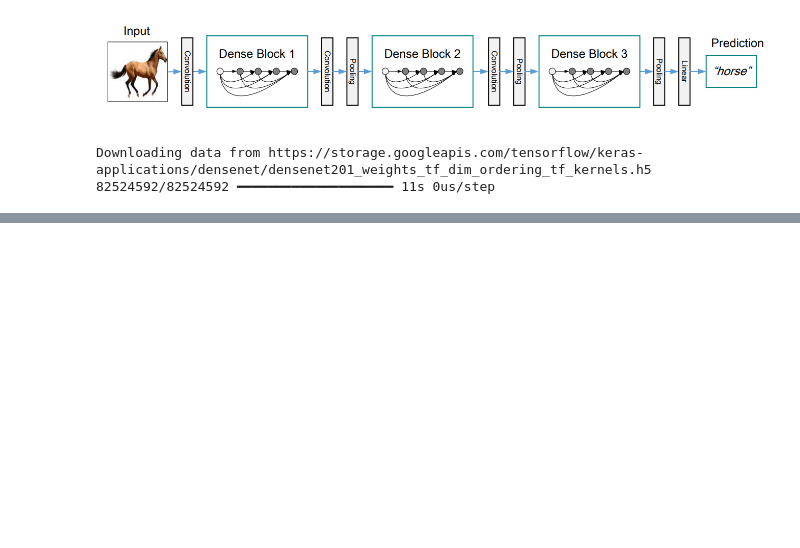
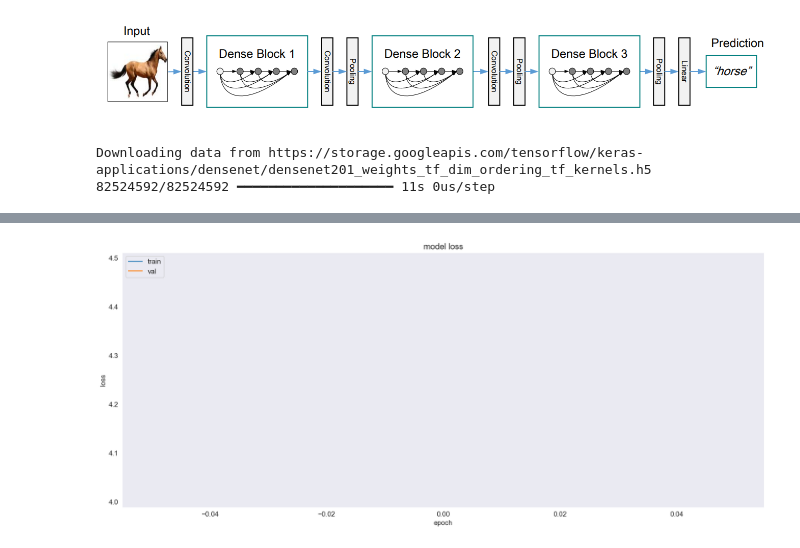
Before and after one commit to Prasannnnn/python-intern, a Jupyter notebook: Machine Learning/Image Caption Generator using Deep Learning.ipynb, the cells around one changed output, grey strips where cells are left out. Drawn from its saved outputs; the diff is of its cells as text; code cells hidden in the pictures; blank space fills up the shorter version.

```diff
--- a/Machine Learning/Image Caption Generator using Deep Learning.ipynb
+++ b/Machine Learning/Image Caption Generator using Deep Learning.ipynb
@@ -152,0 +275,28 @@ Downloading data from https://storage.googleapis.com/tensorflow/keras-applicatio
+# %%
+train_generator = CustomDataGenerator(df=train,X_col='image',y_col='caption',batch_size=64,directory=image_path,
+                                      tokenizer=tokenizer,vocab_size=vocab_size,max_length=max_length,features=features)
+
+validation_generator = CustomDataGenerator(df=test,X_col='image',y_col='caption',batch_size=64,directory=image_path,
+                                      tokenizer=tokenizer,vocab_size=vocab_size,max_length=max_length,features=features)
+# %%
+model_name = "model.keras"
+# %%
+checkpoint = ModelCheckpoint(model_name,
+                            monitor="val_loss",
+                            mode="min",
+                            save_best_only = True,
+                            verbose=1)
+
+earlystopping = EarlyStopping(monitor='val_loss',min_delta = 0, patience = 5, verbose = 1, restore_best_weights=True)
+
+learning_rate_reduction = ReduceLROnPlateau(monitor='val_loss',
+                                            patience=3,
+                                            verbose=1,
+                                            factor=0.2,
+                                            min_lr=0.00000001)
+# %%
+history = caption_model.fit(
+        train_generator,
+        epochs=1,
+        validation_data=validation_generator,
+        callbacks=[checkpoint,earlystopping,learning_rate_reduction])
@@ -152,0 +308,11 @@ Downloading data from https://storage.googleapis.com/tensorflow/keras-applicatio
+# %%
+plt.figure(figsize=(20,8))
+plt.plot(history.history['loss'])
+plt.plot(history.history['val_loss'])
+plt.title('model loss')
+plt.ylabel('loss')
+plt.xlabel('epoch')
+plt.legend(['train', 'val'], loc='upper left')
+plt.show()
+# %% [output]
+[figure, added]
```
Also changed, not shown: parts of 14 cells of this notebook, 1 other file.
